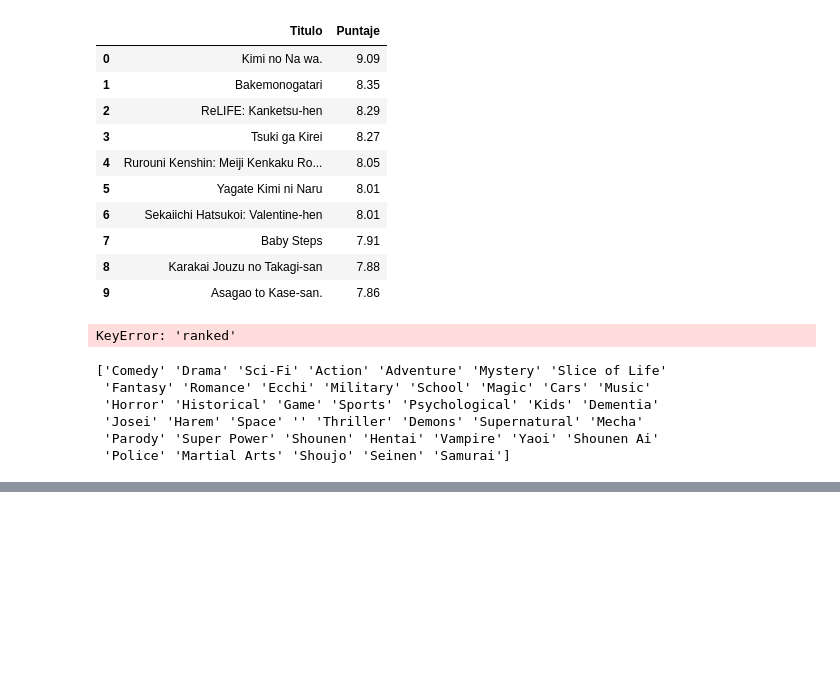
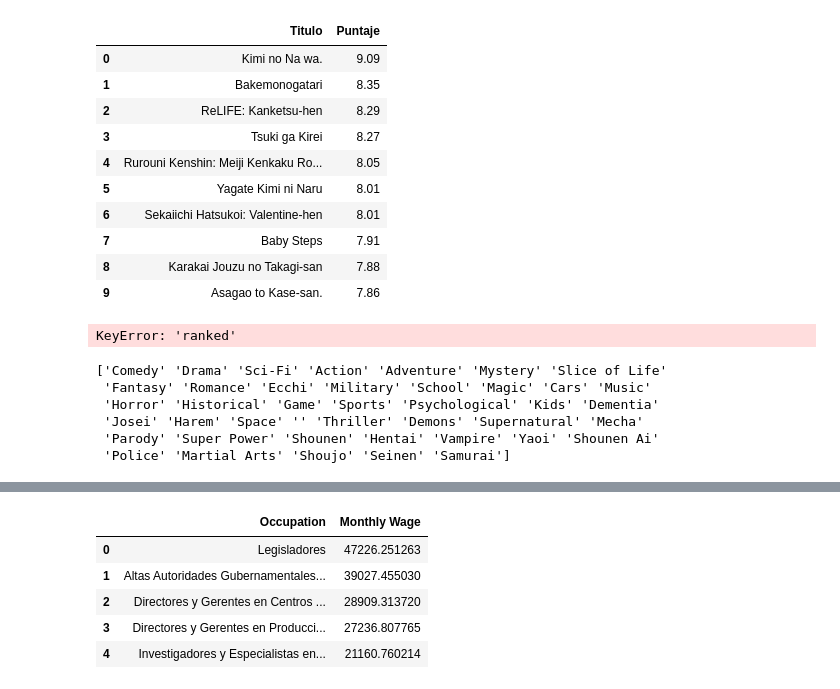
Before and after one commit to Wajakeitor/st-Vis-Dash, a Jupyter notebook: datosDashAnime.ipynb, the cells around one changed output, grey strips where cells are left out. Saved outputs shown, nothing was run; the diff lists cells and outputs as text; code cells hidden in the pictures; blank space fills up the shorter version.

```diff
--- a/datosDashAnime.ipynb
+++ b/datosDashAnime.ipynb
@@ -129,0 +147,9 @@ print(df["Primer_genero"].unique())
+# %%
+df.groupby("Occupation").agg({"Monthly Wage":'mean'}).sort_values(by = "Monthly Wage", ascending=False).reset_index().head()
+# %% [output]
+|  | Occupation | Monthly Wage |
+| 0 | Legisladores | 47226.251263 |
+| 1 | Altas Autoridades Gubernamentales... | 39027.455030 |
+| 2 | Directores y Gerentes en Centros ... | 28909.313720 |
+| 3 | Directores y Gerentes en Producci... | 27236.807765 |
+| 4 | Investigadores y Especialistas en... | 21160.760214 |
```
Also changed, not shown: parts of 4 cells of this notebook, 2 other files.
